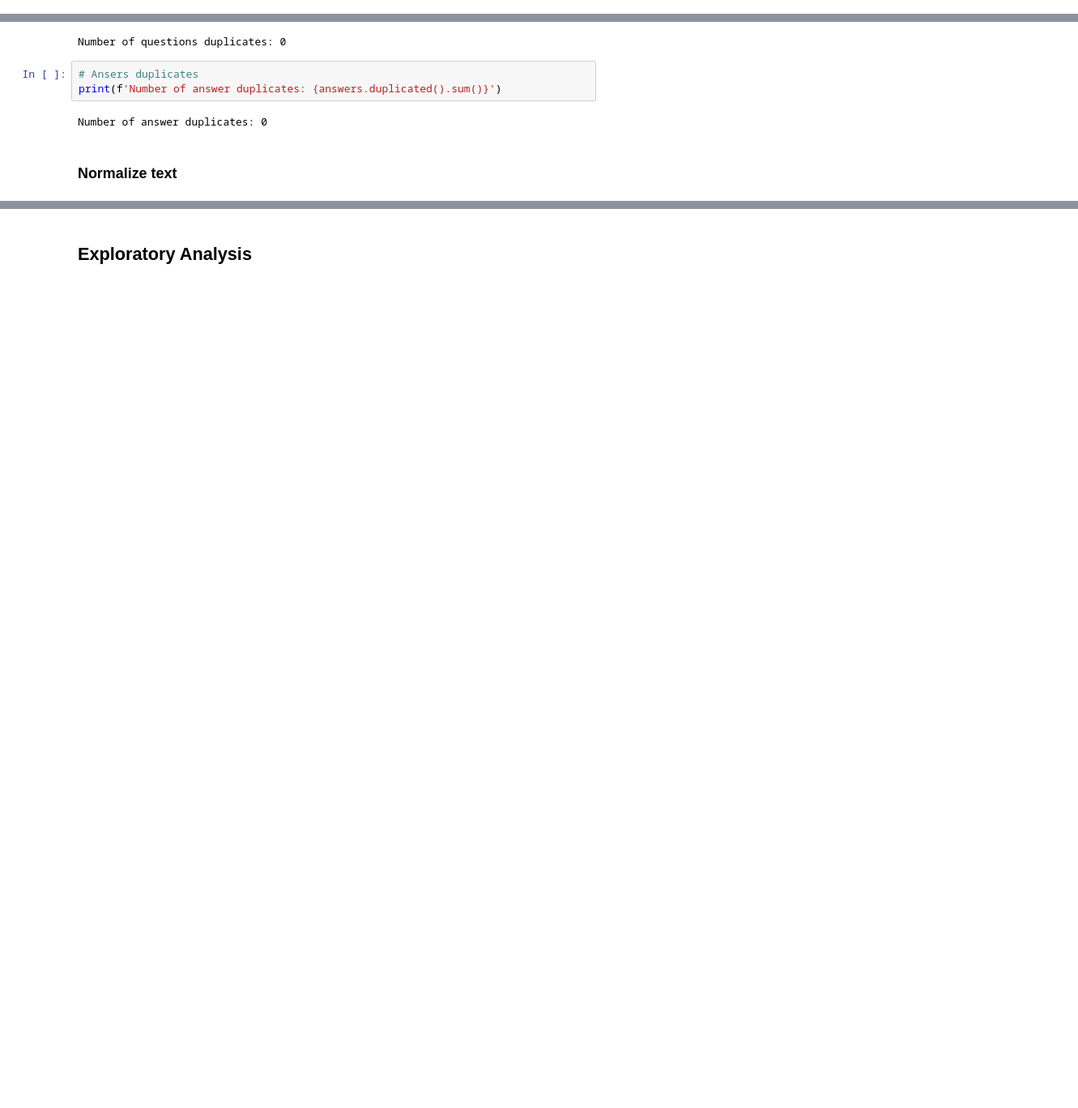
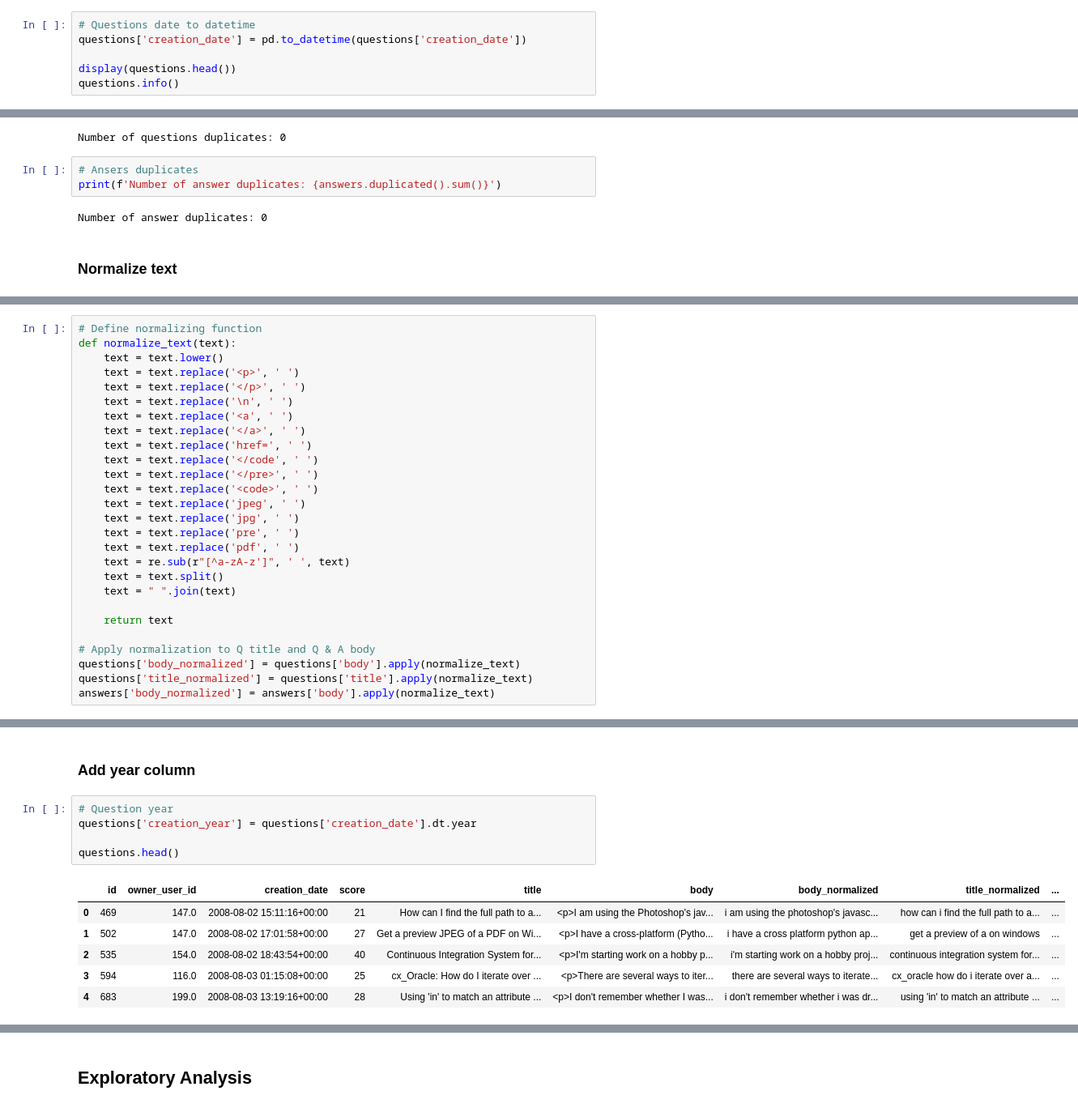
Before and after one commit to kellyshreeve/QA-Chatbot, a Jupyter notebook: Generative Answer Bot.ipynb, the cells around one changed output, grey strips where cells are left out. Shown at 81% size. Cells and saved outputs as stored; diff of their text form; blank space fills up the shorter version.

```diff
--- a/Generative Answer Bot.ipynb
+++ b/Generative Answer Bot.ipynb
@@ -115,0 +120,6 @@ Index(['id', 'tag'], dtype='object')
+# %%
+# Questions date to datetime
+questions['creation_date'] = pd.to_datetime(questions['creation_date'])
+
+display(questions.head())
+questions.info()
@@ -127,0 +241,27 @@ Number of answer duplicates: 0
+# %%
+# Define normalizing function
+def normalize_text(text):
+    text = text.lower()
+    text = text.replace('<p>', ' ')
+    text = text.replace('</p>', ' ')
+    text = text.replace('\n', ' ')
+    text = text.replace('<a', ' ')
+    text = text.replace('</a>', ' ')
+    text = text.replace('href=', ' ')
+    text = text.replace('</code', ' ')
+    text = text.replace('</pre>', ' ')
+    text = text.replace('<code>', ' ')
+    text = text.replace('jpeg', ' ')
+    text = text.replace('jpg', ' ')
+    text = text.replace('pre', ' ')
+    text = text.replace('pdf', ' ')
+    text = re.sub(r"[^a-zA-z']", ' ', text)
+    text = text.split()
+    text = " ".join(text)
+
+    return text
+
+# Apply normalization to Q title and Q & A body
+questions['body_normalized'] = questions['body'].apply(normalize_text)
+questions['title_normalized'] = questions['title'].apply(normalize_text)
+answers['body_normalized'] = answers['body'].apply(normalize_text)
@@ -127,0 +277,14 @@ Number of answer duplicates: 0
+# %% [markdown]
+### Add year column
+# %%
+# Question year
+questions['creation_year'] = questions['creation_date'].dt.year
+
+questions.head()
+# %% [output]
+|  | id | owner_user_id | creation_date | score | title | body | body_normalized | title_normalized | ... |
+| 0 | 469 | 147.0 | 2008-08-02 15:11:16+00:00 | 21 | How can I find the full path to a... | <p>I am using the Photoshop's jav... | i am using the photoshop's javasc... | how can i find the full path to a... | ... |
+| 1 | 502 | 147.0 | 2008-08-02 17:01:58+00:00 | 27 | Get a preview JPEG of a PDF on Wi... | <p>I have a cross-platform (Pytho... | i have a cross platform python ap... | get a preview of a on windows | ... |
+| 2 | 535 | 154.0 | 2008-08-02 18:43:54+00:00 | 40 | Continuous Integration System for... | <p>I'm starting work on a hobby p... | i'm starting work on a hobby proj... | continuous integration system for... | ... |
+| 3 | 594 | 116.0 | 2008-08-03 01:15:08+00:00 | 25 | cx_Oracle: How do I iterate over ... | <p>There are several ways to iter... | there are several ways to iterate... | cx_oracle how do i iterate over a... | ... |
+| 4 | 683 | 199.0 | 2008-08-03 13:19:16+00:00 | 28 | Using 'in' to match an attribute ... | <p>I don't remember whether I was... | i don't remember whether i was dr... | using 'in' to match an attribute ... | ... |
```
Also changed, not shown: parts of 18 cells of this notebook.
